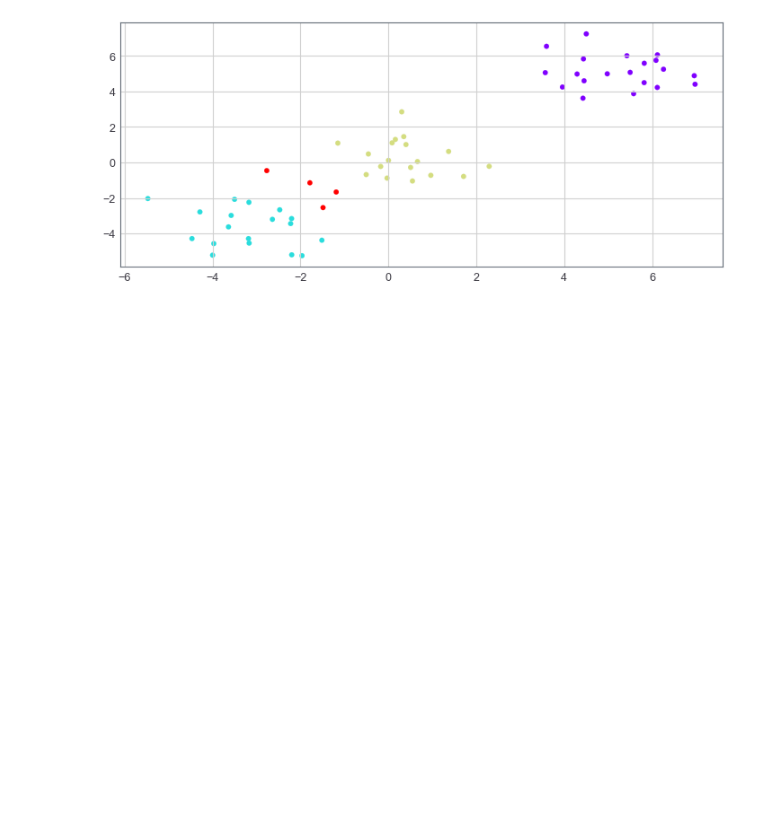
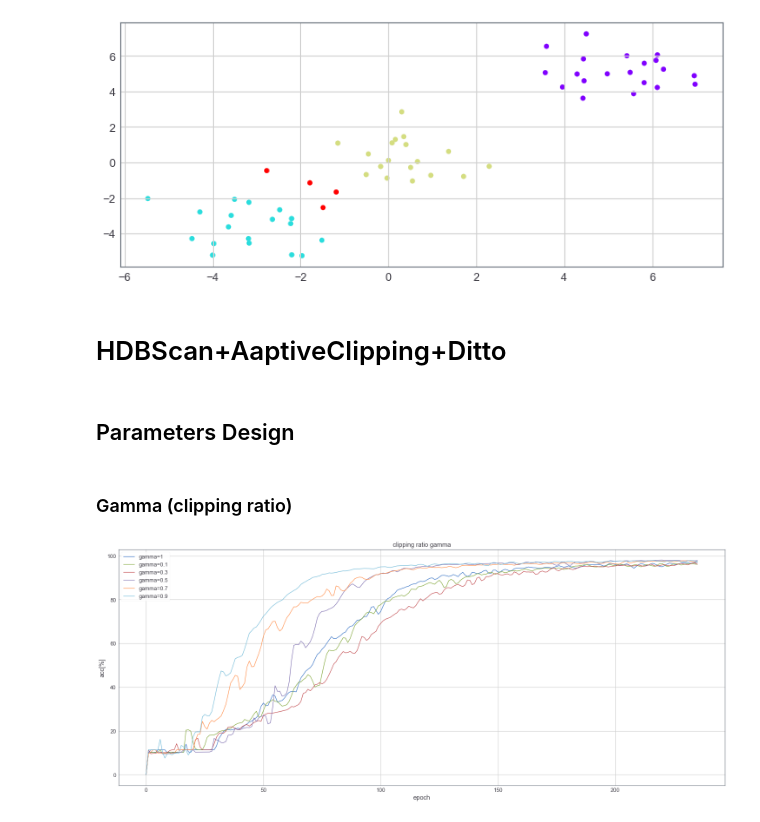
Before and after one commit to Timo9Madrid7/maliciousfl, a Jupyter notebook: myTest.ipynb, the cells around one changed output. Saved outputs shown, nothing was run; the diff lists cells and outputs as text; code cells hidden in the pictures; blank space fills up the shorter version.

Commit message:
Update myTest.ipynb
- gamma test
- b_noise test

```diff
--- a/myTest.ipynb
+++ b/myTest.ipynb
@@ -161,3 +161,40 @@ plt.scatter(weights_in[:,0], weights_in[:,1], c=label, cmap='rainbow')
 plt.show()
 # %% [output]
 [figure]
+# %% [markdown]
+# HDBScan+AaptiveClipping+Ditto
+# %%
+import pandas as pd
+
+def params_plot(load_path:str, save_path=None, title=None):
+    data = pd.read_table(load_path, header=None)
+
+    acc_record = []
+    legends = []
+    for i in range(1,12,2):
+        legends.append(data.iloc[i-1].item().strip())
+        temp = data.iloc[i].item()
+        acc_record.append(100*np.array(list(map(float,temp.strip().split(' ')))))
+
+    plt.figure(figsize=(25,10))
+    for i in range(len(legends)):
+        plt.plot(np.arange(len(acc_record[i])), acc_record[i])
+    plt.legend(legends)
+    if title is not None:
+        plt.title(title)
+    plt.xlabel('epoch')
+    plt.ylabel('acc[%]')
+    if save_path is not None:
+        plt.savefig(save_path, dpi=600)
+    plt.show()
+# %% [markdown]
+## Parameters Design
+# %% [markdown]
+### Gamma (clipping ratio)
+# %%
+params_plot('./Eva/comb_params_setting/comb_clipping_gamma.txt',
+            './Eva/comb_params_setting/images/clipping_ratio.png',
+            'clipping ratio gamma'
+           )
+# %% [output]
+[figure, added]
```
Also changed, not shown: parts of 2 cells of this notebook.
